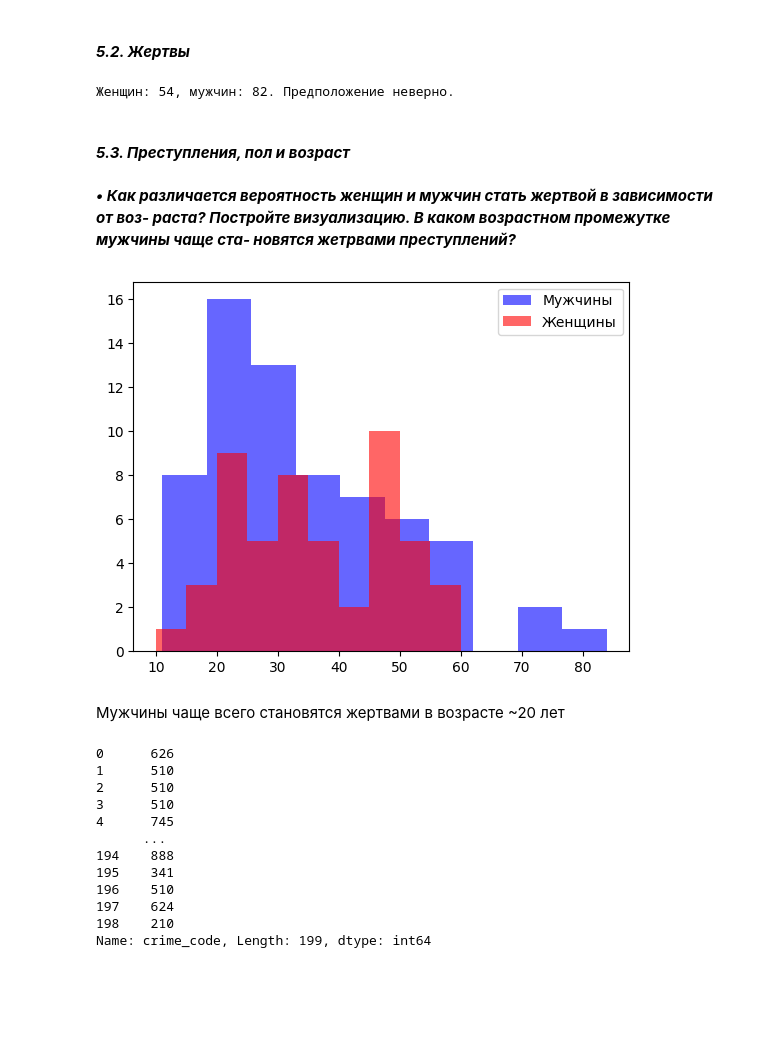
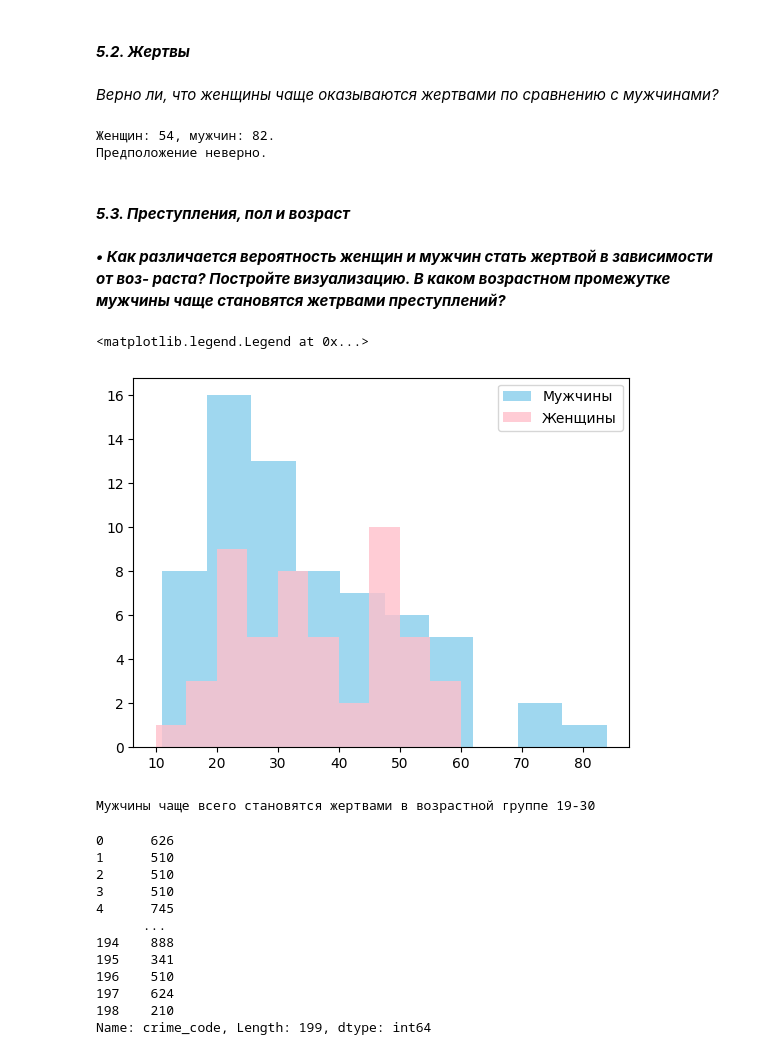
Before and after one commit to setusq/LabN6, a Jupyter notebook: lab3.ipynb, the cells around one changed output. Saved outputs shown, nothing was run; the diff lists cells and outputs as text; code cells hidden in the pictures; blank space fills up the shorter version.

```diff
--- a/lab3.ipynb
+++ b/lab3.ipynb
@@ -108,38 +76,51 @@ array([[<Axes: title={'center': 'premise_code'}>]], dtype=object)
 # %% [markdown]
 <h4><b><i>5.2. Жертвы</i></b></h4>
-# %%
-male = 0
-female = 0
-
-for i in df['victim_sex']:
-    if(i == 'M'):
-        male += 1
-    elif(i == 'F'):
-        female += 1
-
-print(f'Женщин: {female}, мужчин: {male}. Предположение неверно.')
-# %% [output]
-Женщин: 54, мужчин: 82. Предположение неверно.
+# %% [markdown]
+<i>Верно ли, что женщины чаще оказываются жертвами по сравнению с мужчинами?</i>
+# %%
+gender_counts = df['victim_sex'].value_counts()
+
+male_count = gender_counts.get('M', 0)
+female_count = gender_counts.get('F', 0)
+
+print(f'Женщин: {female_count}, мужчин: {male_count}.')
+
+if {female_count}>{male_count}:
+    print ('Предположение верно')
+else:
+    print('Предположение неверно.')
+# %% [output]
+Женщин: 54, мужчин: 82.
+Предположение неверно.
 # %% [markdown]
 <h4><b><i>5.3. Преступления, пол и возраст</i></b></h4>
 # %% [markdown]
 <p><b><i>• Как различается вероятность женщин и мужчин стать жертвой в зависимости от воз‑
-раста? Постройте визуализацию. В каком возрастном промежутке мужчины чаще ста‑
-новятся жетрвами преступлений?</p></b></i>
+раста? Постройте визуализацию. В каком возрастном промежутке мужчины чаще становятся жетрвами преступлений?</p></b></i>
 # %%
 import matplotlib.pyplot as plt
 
 male = df[df['victim_sex'] == 'M']
 female = df[df['victim_sex'] == 'F']
 # %%
-plt.hist(male['victim_age'], color='b', alpha=0.6, label='Мужчины')
-plt.hist(female['victim_age'], color='r', alpha=0.6, label='Женщины')
+plt.hist(male['victim_age'], color='skyblue', alpha=0.8, label='Мужчины')
+plt.hist(female['victim_age'], color='pink', alpha=0.8, label='Женщины')
 plt.legend()
-plt.show()
 # %% [output]
+<matplotlib.legend.Legend at 0x...>
-[figure, old version]
+[figure, new version]
-# %% [markdown]
-<p>Мужчины чаще всего становятся жертвами в возрасте ~20 лет</p>
+# %%
+bins = [0, 18, 30, 40, 50, 60, 100]
+labels = ['0-18', '19-30', '31-40', '41-50', '51-60', '61+']
+df['age_group'] = pd.cut(df['victim_age'], bins=bins, labels=labels, right=False)
+
+male_victims = df[df['victim_sex'] == 'M']
+male_age_counts = male_victims['age_group'].value_counts()
+
+most_common_age_group_for_males = male_age_counts.idxmax()
+print(f"Мужчины чаще всего становятся жертвами в возрастной группе {most_common_age_group_for_males}")
+# %% [output]
+Мужчины чаще всего становятся жертвами в возрастной группе 19-30
 # %%
 print(df['crime_code'])
 # %% [output]
```
Also changed, not shown: parts of 18 cells of this notebook.
